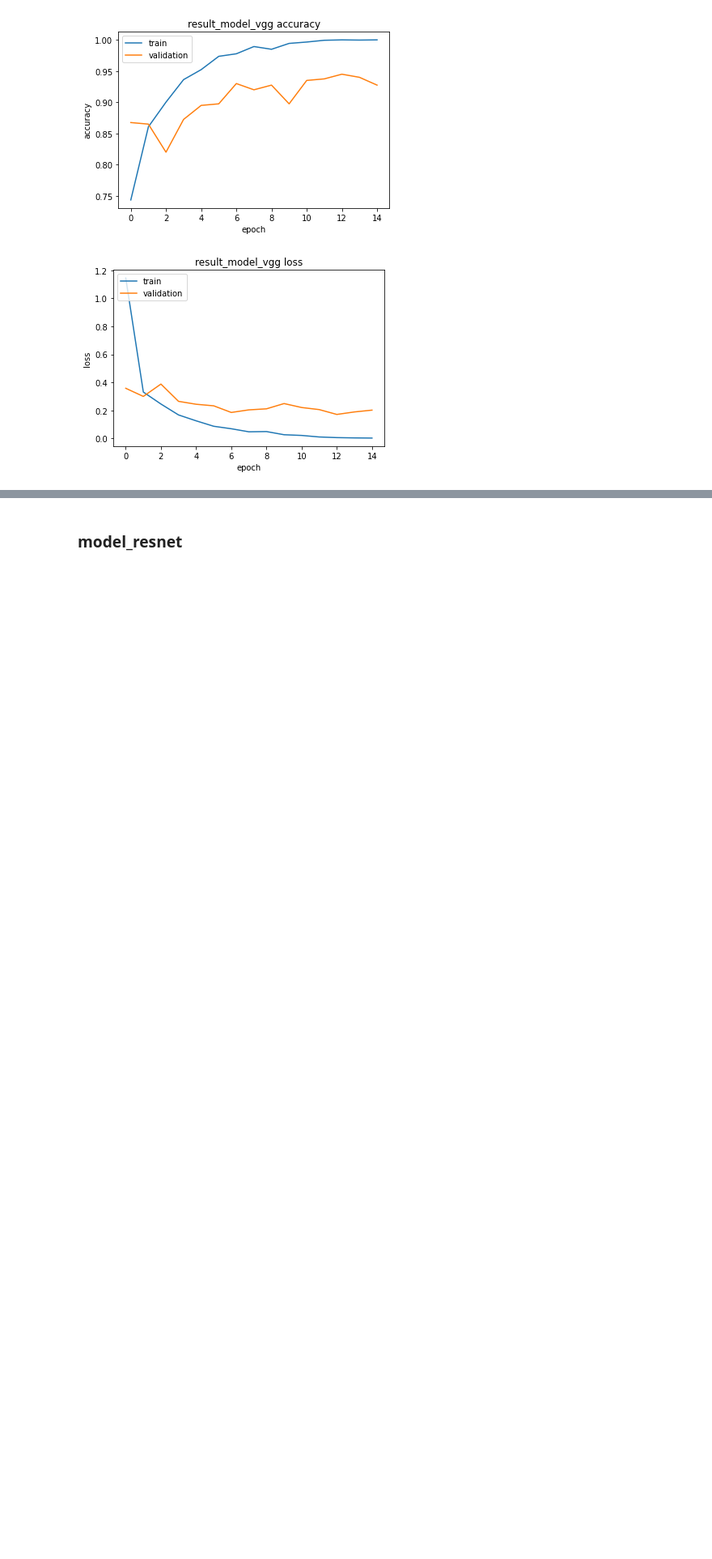
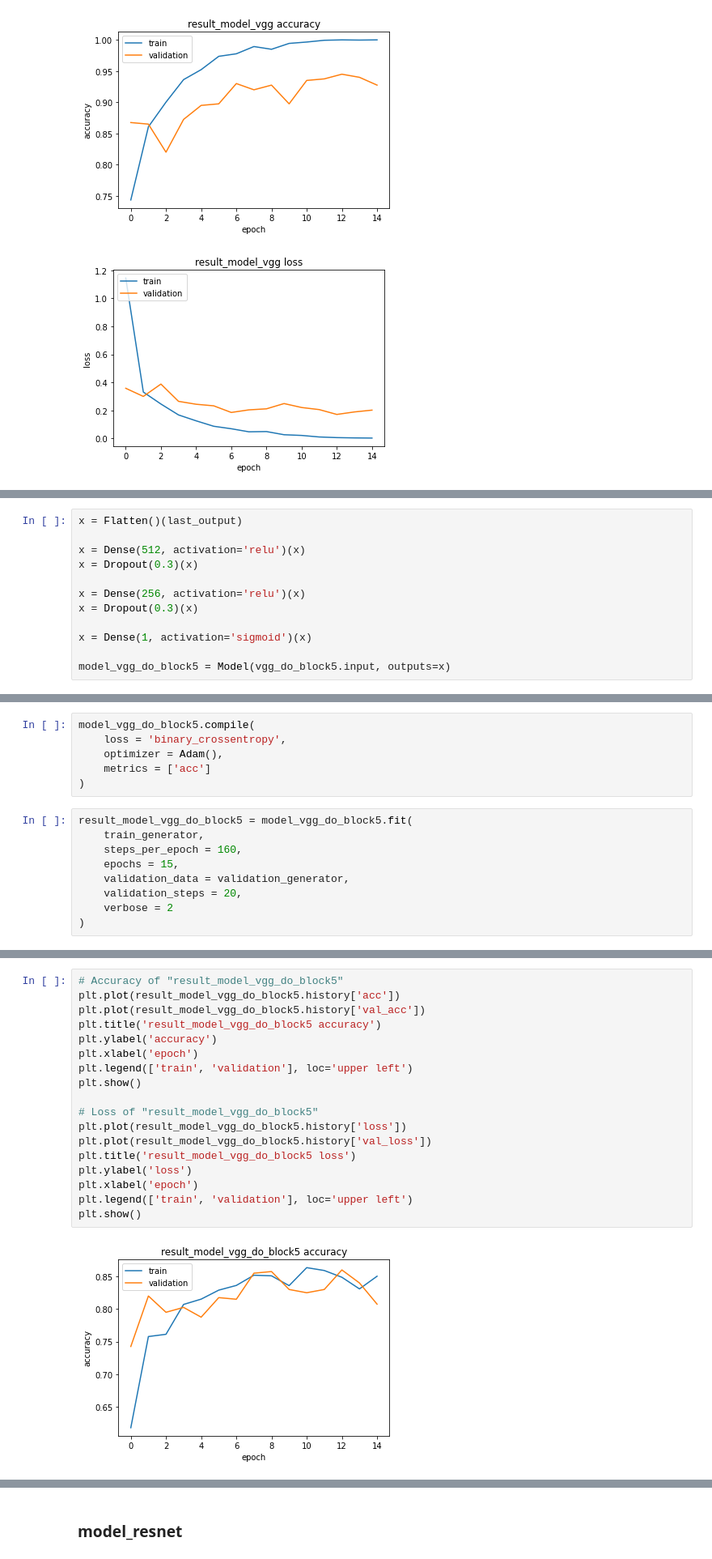
Before and after one commit to comHack/Mammography_DL_Classification, a Jupyter notebook: FirstAttempt.ipynb, the cells around one changed output, grey strips where cells are left out. Shown at 81% size. Cells and saved outputs as stored; diff of their text form; blank space fills up the shorter version.

```diff
--- a/FirstAttempt.ipynb
+++ b/FirstAttempt.ipynb
@@ -883,0 +1041,12 @@ plt.show()
+# %%
+x = Flatten()(last_output)
+
+x = Dense(512, activation='relu')(x)
+x = Dropout(0.3)(x)
+
+x = Dense(256, activation='relu')(x)
+x = Dropout(0.3)(x)
+
+x = Dense(1, activation='sigmoid')(x)
+
+model_vgg_do_block5 = Model(vgg_do_block5.input, outputs=x)
@@ -883,0 +1073,15 @@ plt.show()
+# %%
+model_vgg_do_block5.compile(
+    loss = 'binary_crossentropy',
+    optimizer = Adam(),
+    metrics = ['acc']
+)
+# %%
+result_model_vgg_do_block5 = model_vgg_do_block5.fit(
+    train_generator,
+    steps_per_epoch = 160,
+    epochs = 15,
+    validation_data = validation_generator,
+    validation_steps = 20,
+    verbose = 2
+)
@@ -883,0 +1106,20 @@ plt.show()
+# %%
+# Accuracy of "result_model_vgg_do_block5"
+plt.plot(result_model_vgg_do_block5.history['acc'])
+plt.plot(result_model_vgg_do_block5.history['val_acc'])
+plt.title('result_model_vgg_do_block5 accuracy')
+plt.ylabel('accuracy')
+plt.xlabel('epoch')
+plt.legend(['train', 'validation'], loc='upper left')
+plt.show()
+
+# Loss of "result_model_vgg_do_block5"
+plt.plot(result_model_vgg_do_block5.history['loss'])
+plt.plot(result_model_vgg_do_block5.history['val_loss'])
+plt.title('result_model_vgg_do_block5 loss')
+plt.ylabel('loss')
+plt.xlabel('epoch')
+plt.legend(['train', 'validation'], loc='upper left')
+plt.show()
+# %% [output]
+[figure, added]
```
Also changed, not shown: parts of 22 cells of this notebook.
